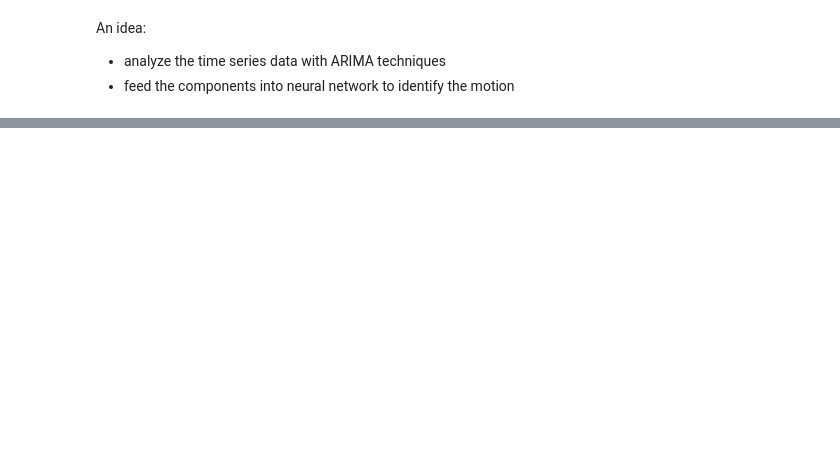
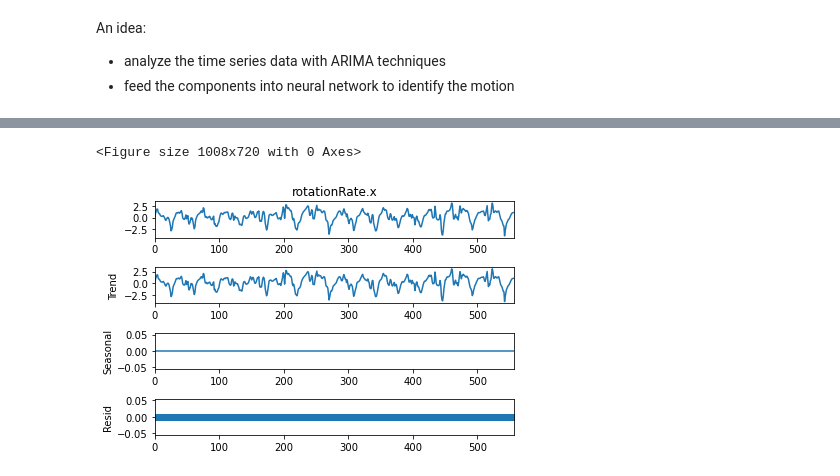
Before and after one commit to hhfchoi/motion-timeseries, a Jupyter notebook: Time Series Analysis for Accelerometer Data.ipynb, the cells around one changed output, grey strips where cells are left out. Drawn from its saved outputs; the diff is of its cells as text; code cells hidden in the pictures; blank space fills up the shorter version.

```diff
--- a/Time Series Analysis for Accelerometer Data.ipynb
+++ b/Time Series Analysis for Accelerometer Data.ipynb
@@ -123,0 +136,7 @@ Name: rotationRate.x, dtype: float64
+# %%
+plt.figure(figsize=(14,10))
+dc_rotationRate_x.plot()
+plt.show()
+# %% [output]
+<Figure size 1008x720 with 0 Axes>
+[figure, added]
```
Also changed, not shown: parts of 7 cells of this notebook.
